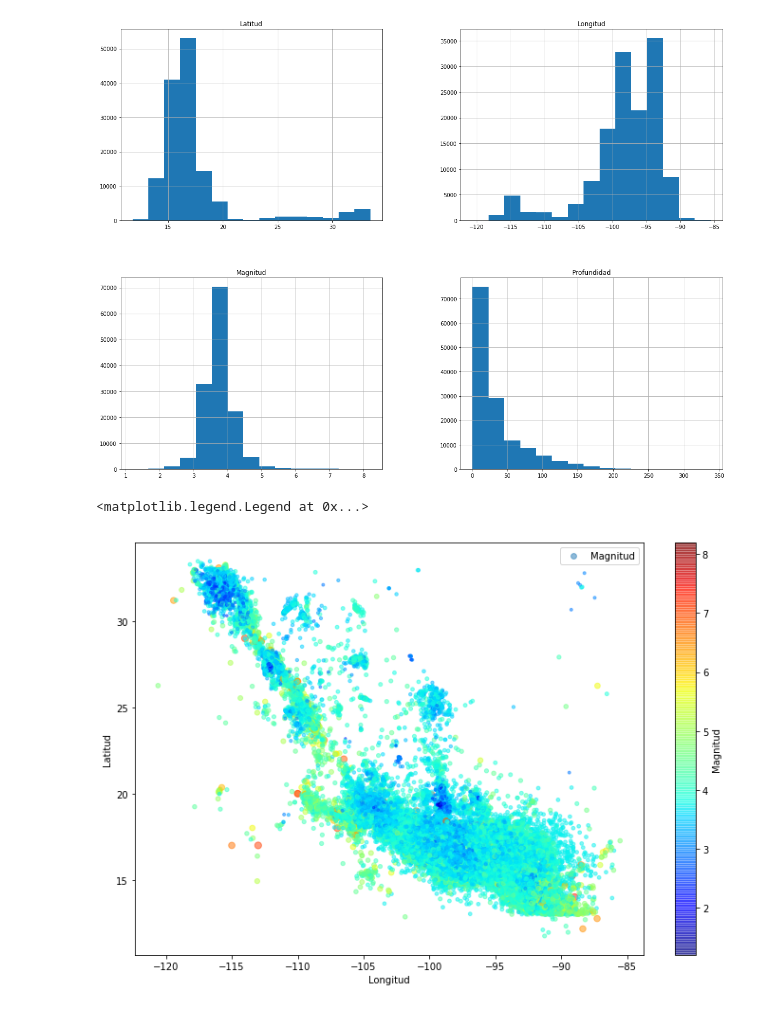
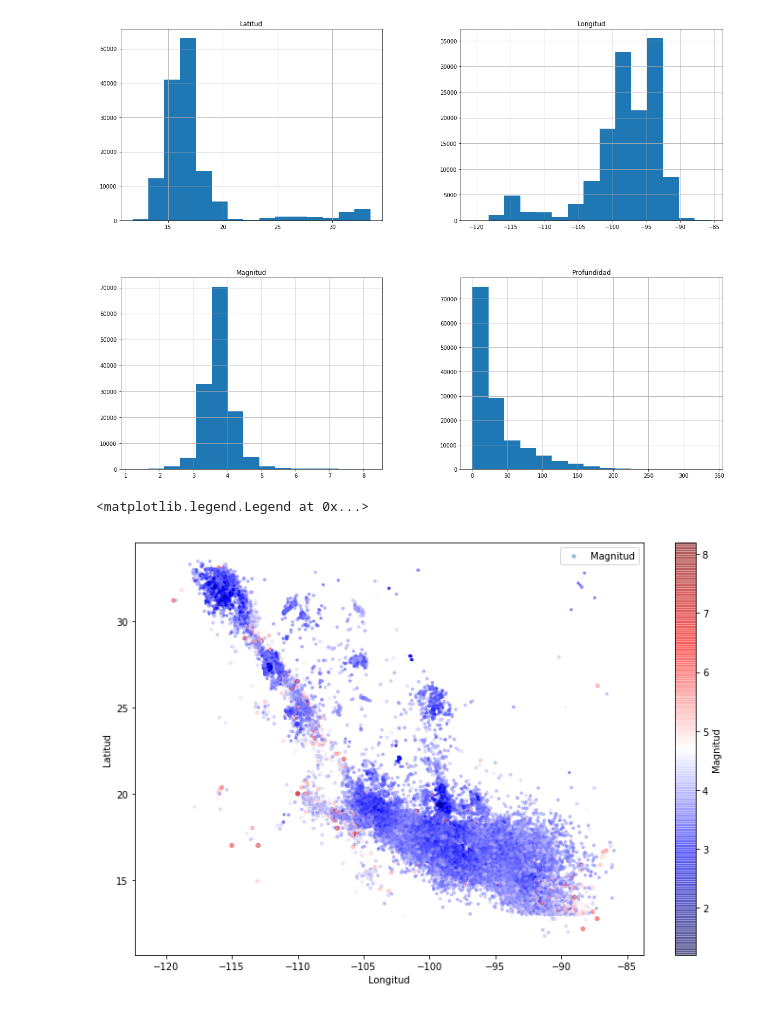
Before and after one commit to rockdrigoma/mexico_earthquakes, a Jupyter notebook: src/data_analysis.ipynb, the cells around one changed output. Saved outputs shown, nothing was run; the diff lists cells and outputs as text; code cells hidden in the pictures.

```diff
--- a/src/data_analysis.ipynb
+++ b/src/data_analysis.ipynb
@@ -235,14 +235,14 @@ plt.show()
 [figure]
 # %%
 import math
-df.plot(kind="scatter", x="Longitud", y="Latitud", alpha=0.5,
-    s=df["Magnitud"].pow(2), label="Magnitud", figsize=(12,8),
-    c="Magnitud", cmap=plt.get_cmap("jet"), colorbar=True,
+df.plot(kind="scatter", x="Longitud", y="Latitud", alpha=0.4,
+    s=df['Magnitud'].pow(1.5), label="Magnitud", figsize=(12,8),
+    c="Magnitud", cmap=plt.get_cmap("seismic"), colorbar=True,
     sharex=False)
 plt.legend()
 # %% [output]
 <matplotlib.legend.Legend at 0x...>
-[figure, old version]
+[figure, new version]
 # %%
 from pandas.plotting import scatter_matrix
 
```
